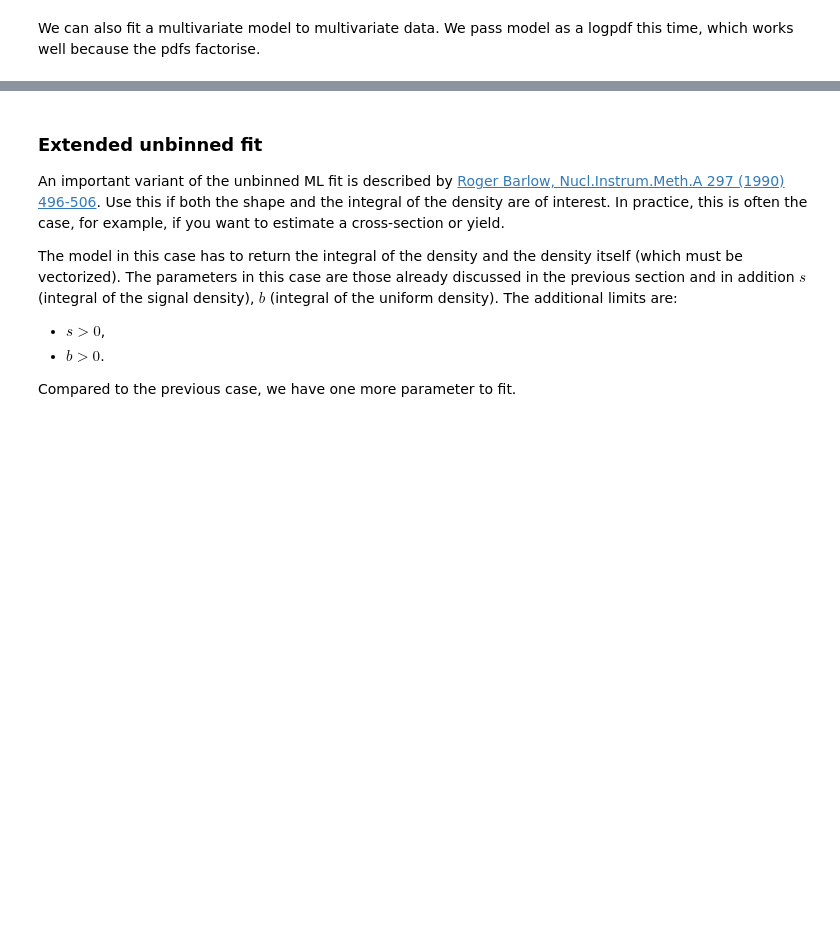
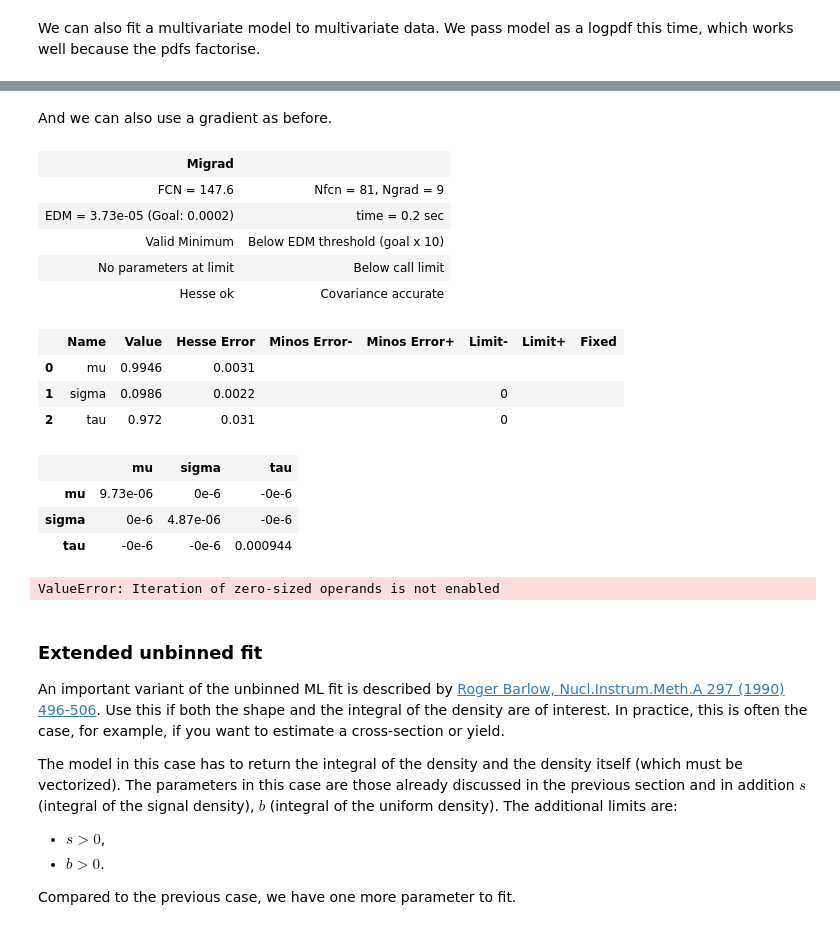
Before and after one commit to scikit-hep/iminuit, a Jupyter notebook: doc/notebooks/cost_functions.ipynb, the cells around one changed output, grey strips where cells are left out. Drawn from its saved outputs; the diff is of its cells as text; code cells hidden in the pictures; blank space fills up the shorter version.

```diff
--- a/doc/notebooks/cost_functions.ipynb
+++ b/doc/notebooks/cost_functions.ipynb
@@ -95,3 +164,32 @@ m.migrad()
+# %% [markdown]
+And we can also use a gradient as before.
+# %%
+def grad(xy, *par):
+    return jacobi(lambda p: logpdf(xy, *p), par)[0].T
+
+c = cost.UnbinnedNLL((xdata, ydata), logpdf, log=True, grad=grad)
+m = Minuit(c, mu=1, sigma=2, tau=2, grad=c.gradient)
+m.limits["sigma", "tau"] = (0, None)
+m.migrad()
+# %% [output]
+| Migrad |  |
+| FCN = 147.6 | Nfcn = 81, Ngrad = 9 |
+| EDM = 3.73e-05 (Goal: 0.0002) | time = 0.2 sec |
+| Valid Minimum | Below EDM threshold (goal x 10) |
+| No parameters at limit | Below call limit |
+| Hesse ok | Covariance accurate |
+|  | Name | Value | Hesse Error | Minos Error- | Minos Error+ | Limit- | Limit+ | Fixed |
+| 0 | mu | 0.9946 | 0.0031 |  |  |  |  |  |
+| 1 | sigma | 0.0986 | 0.0022 |  |  | 0 |  |  |
+| 2 | tau | 0.972 | 0.031 |  |  | 0 |  |  |
+|  | mu | sigma | tau |
+| mu | 9.73e-06 | 0e-6 | -0e-6 |
+| sigma | 0e-6 | 4.87e-06 | -0e-6 |
+| tau | -0e-6 | -0e-6 | 0.000944 |
+# %%
+c.covariance()
+# %% [output]
+ValueError: Iteration of zero-sized operands is not enabled
 # %% [markdown]
 ### Extended unbinned fit
 
```
Also changed, not shown: parts of 8 cells of this notebook, 12 other files.
